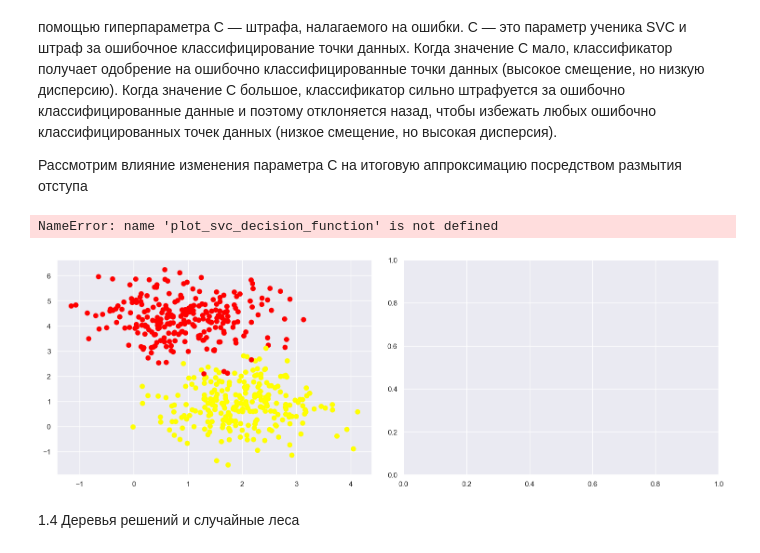
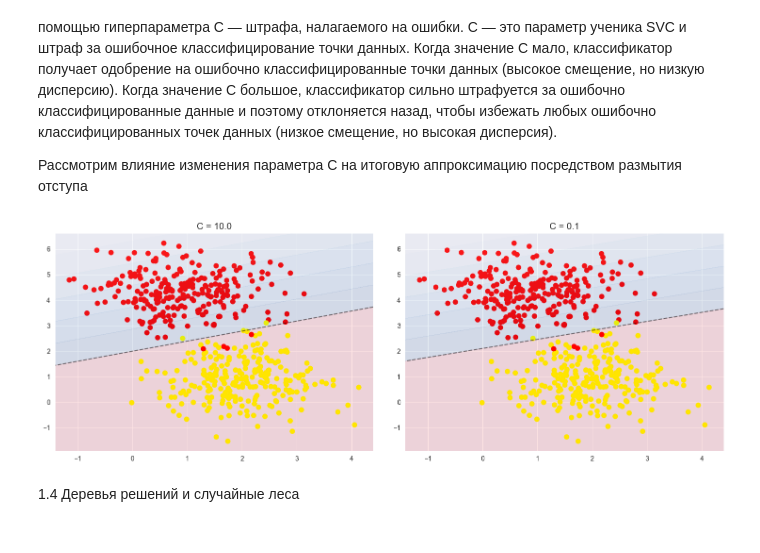
Before and after one commit to C3EQUALZz/DSTU_VKB, a Jupyter notebook: machine_learning/2/8/laba.ipynb, the cells around one changed output. Drawn from its saved outputs; the diff is of its cells as text; code cells hidden in the pictures.

```diff
--- a/machine_learning/2/8/laba.ipynb
+++ b/machine_learning/2/8/laba.ipynb
@@ -135,10 +131,6 @@ plt.scatter(X[:, 0], X[:, 1], c=labels, s=50, cmap='viridis')
 %matplotlib inline
 import numpy as np
 import matplotlib.pyplot as plt
-from scipy import stats
- # Воспользуемся настройками по умолчанию библиотеки Seaborn
-import seaborn as sns
-sns.set()
 # %% [markdown]
 Рассмотрим применение метода опорных векторов в задачах классификации.
 # %% [markdown]
@@ -267,19 +262,37 @@ pit. show ()
 
 Рассмотрим влияние изменения параметра C на итоговую аппроксимацию посредством размытия отступа
 # %%
+def plot_svc_decision_function(model, ax):
+    """Функция для визуализации границ решений SVM."""
+    xlim = ax.get_xlim()
+    ylim = ax.get_ylim()
+
+    # Создаем сетку для предсказаний
+    xx, yy = np.meshgrid(np.linspace(xlim[0], xlim[1], 100),
+                         np.linspace(ylim[0], ylim[1], 100))
+
+    # Предсказание для каждой точки в сетке
+    Z = model.decision_function(np.c_[xx.ravel(), yy.ravel()])
+    Z = Z.reshape(xx.shape)
+
+    # Отображение границ решений
+    ax.contour(xx, yy, Z, colors='k', levels=[0], alpha=0.5, linestyles='--')
+    ax.contourf(xx, yy, Z, levels=np.linspace(Z.min(), 0, 7), cmap='Blues', alpha=0.1)
+    ax.contourf(xx, yy, Z, levels=[0, Z.max()], colors='red', alpha=0.1)
+
+
 X, y = make_blobs(n_samples=500, centers=2, random_state=0, cluster_std=0.8)
 fig, ax = plt.subplots(1, 2, figsize=(16, 6))
 fig.subplots_adjust(left=0.0625, right=0.95, wspace=0.1)
 
 for axi, C in zip(ax, [10.0, 0.1]):
     model = SVC(kernel='linear', C=C).fit(X, y)
     axi.scatter(X[:, 0], X[:, 1], c=y, s=50, cmap='autumn')
     plot_svc_decision_function(model, axi)
     axi.scatter(model.support_vectors_[:, 0], model.support_vectors_[:, 1], s=300, lw=1, facecolors='none')
     axi.set_title('C = {0:.1f}'.format(C), size=14)
 # %% [output]
-NameError: name 'plot_svc_decision_function' is not defined
-[figure, old version]
+[figure, new version]
 # %% [markdown]
 1.4 Деревья решений и случайные леса
 # %% [markdown]
```
Also changed, not shown: parts of 19 cells of this notebook.
